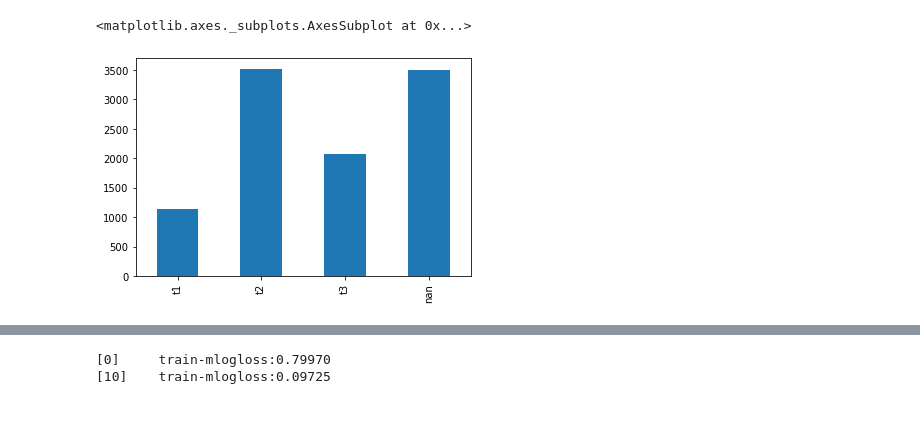
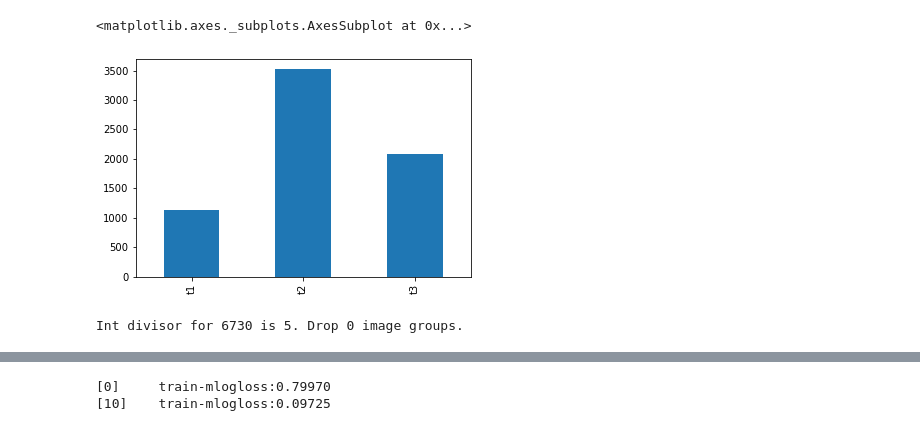
Before and after one commit to cibic89/kaggle_ccs, a Jupyter notebook: notebooks/ml.ipynb, the cells around one changed output, grey strips where cells are left out. Drawn from its saved outputs; the diff is of its cells as text; code cells hidden in the pictures.

```diff
--- a/notebooks/ml.ipynb
+++ b/notebooks/ml.ipynb
@@ -49,0 +43,3 @@ df1.shape
+# %%
+csv_files = pd.Series(glob(processed_path+"*.gzip"))
+csv_files
@@ -58,18 +66,27 @@ drop_cols = ["type","add","flip","img_id","rot_id", "grp_key", "img_grp"]
 # %%
-object_vnames = df1.select_dtypes("O").columns
-int_vnames = df1.select_dtypes("integer").columns
-float_vnames = df1.select_dtypes("floating").columns
-num_vnames = int_vnames.union(float_vnames).tolist()
+dfs = dict()
+drop_cols = ["type","add","flip","img_id","rot_id", "grp_key", "img_grp"]
 
-if len(int_vnames) > 0:
-    df1[int_vnames] = df1[int_vnames].apply(safe_downcast, num_type="unsigned")
-if len(float_vnames) > 0:
-    df1[float_vnames] = df1[float_vnames].apply(safe_downcast, num_type="float")
-if len(object_vnames) > 0:
-    df1[object_vnames] = df1[object_vnames].astype("category")
+for file in csv_files:
+    short_fname = file.rsplit('\\', 1)[-1].replace(".gzip", "")
+    print("Reading file", short_fname+".gzip", end=" ")
+    dfs[short_fname] = pd.read_parquet(file, engine="fastparquet").drop(columns=drop_cols, errors="ignore")
+
+    object_vnames = dfs[short_fname].select_dtypes("O").columns
+    int_vnames = dfs[short_fname].select_dtypes("integer").columns
+    float_vnames = dfs[short_fname].select_dtypes("floating").columns
+    num_vnames = int_vnames.union(float_vnames).tolist()
+
+    if len(int_vnames) > 0:
+        dfs[short_fname][int_vnames] = dfs[short_fname][int_vnames].apply(safe_downcast, num_type="unsigned")
+    if len(float_vnames) > 0:
+        dfs[short_fname][float_vnames] = dfs[short_fname][float_vnames].apply(safe_downcast, num_type="float")
+    if len(object_vnames) > 0:
+        dfs[short_fname][object_vnames] = dfs[short_fname][object_vnames].astype("category")
+    print("with shape", dfs[short_fname].shape)
+
+object_vnames = [vname for vname in object_vnames if vname not in [target]+drop_cols]
+float_vnames, num_vnames = [vname for vname in float_vnames if vname not in [target]+drop_cols], [vname for vname in num_vnames if vname not in [target]+drop_cols]
 
 gc.collect()
-df2 = df1.copy()
-
-object_vnames = [vname for vname in object_vnames if vname not in ["class"]+drop_cols]
-float_vnames, num_vnames = [vname for vname in float_vnames if vname not in ["class"]+drop_cols], [vname for vname in num_vnames if vname not in ["class"]+drop_cols]
+dfs["complete_train"].head()
@@ -76,6 +113,6 @@ float_vnames, num_vnames = [vname for vname in float_vnames if vname not in ["cl
 # %%
-class_cnts = df2["class"].value_counts(dropna=False)
+class_cnts = dfs["complete_train"][target].value_counts(dropna=False)
 class_cnts.sort_index().plot(kind="bar")
 # %% [output]
 <matplotlib.axes._subplots.AxesSubplot at 0x...>
-[figure, old version]
+[figure, new version]
@@ -96,9 +131,10 @@ def printDivisors(n):
             i = 0
         i = i + 1
 # %%
-# drop_n, cv_folds = printDivisors(max_img_grp_trn)
-# img_grp_drop = df2["img_grp"][(df2["class"]==class_cnts.index[0]) & (df2["type"]=="trn")].drop_duplicates().sample(n=drop_n, random_state=123)
-train_data = df2[df2["class"].notna()]
+drop_n, cv_folds = printDivisors(len(dfs["complete_train"]))
+# img_grp_drop = df2["img_grp"][(df2[target]==class_cnts.index[0]) & (df2["type"]=="trn")].drop_duplicates().sample(n=drop_n, random_state=123)
+# train_data = df2[df2[target].notna()]
 # drop_ind = train_data["img_grp"][train_data["img_grp"].isin(img_grp_drop)].index
 # train_data = train_data.drop(index=drop_ind)
-cv_folds = 5
+# %% [output]
+Int divisor for 6730 is 5. Drop 0 image groups.
```
Also changed, not shown: parts of 23 cells of this notebook.
